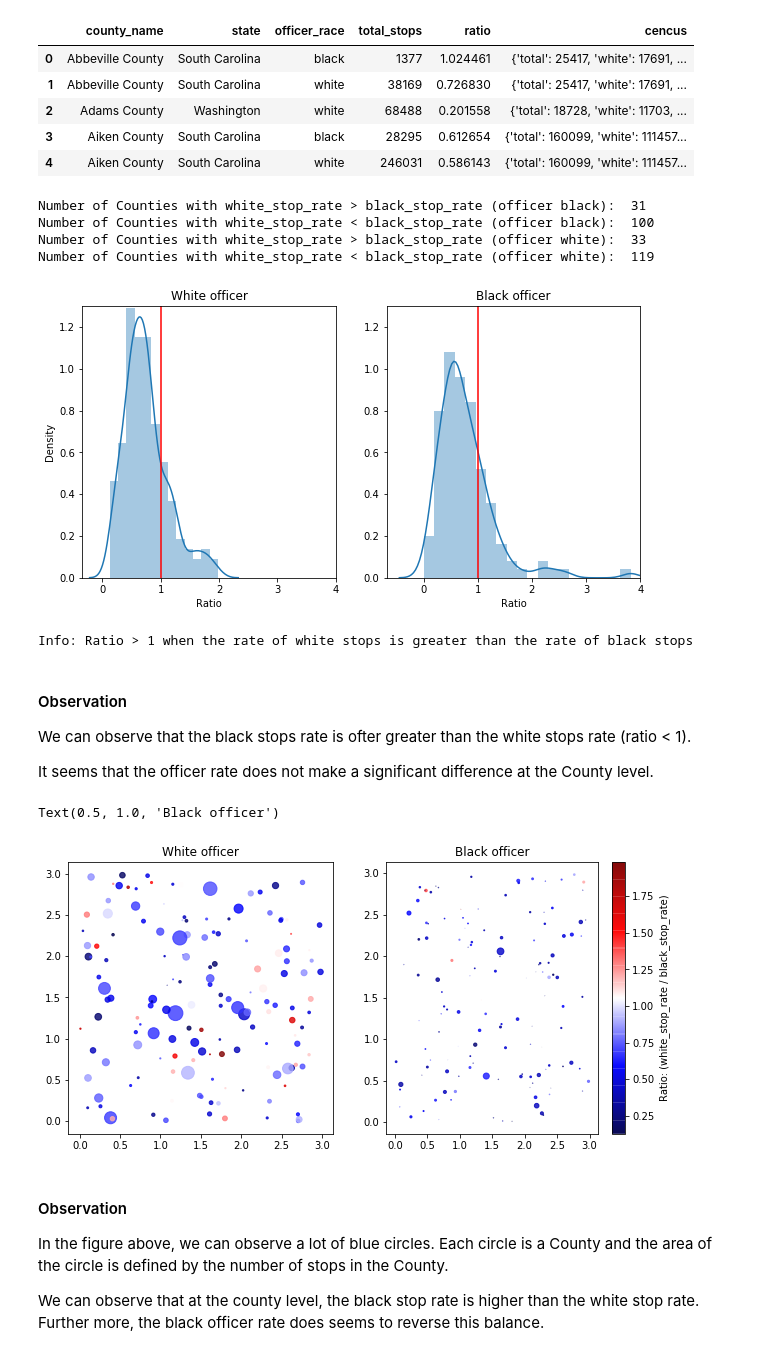
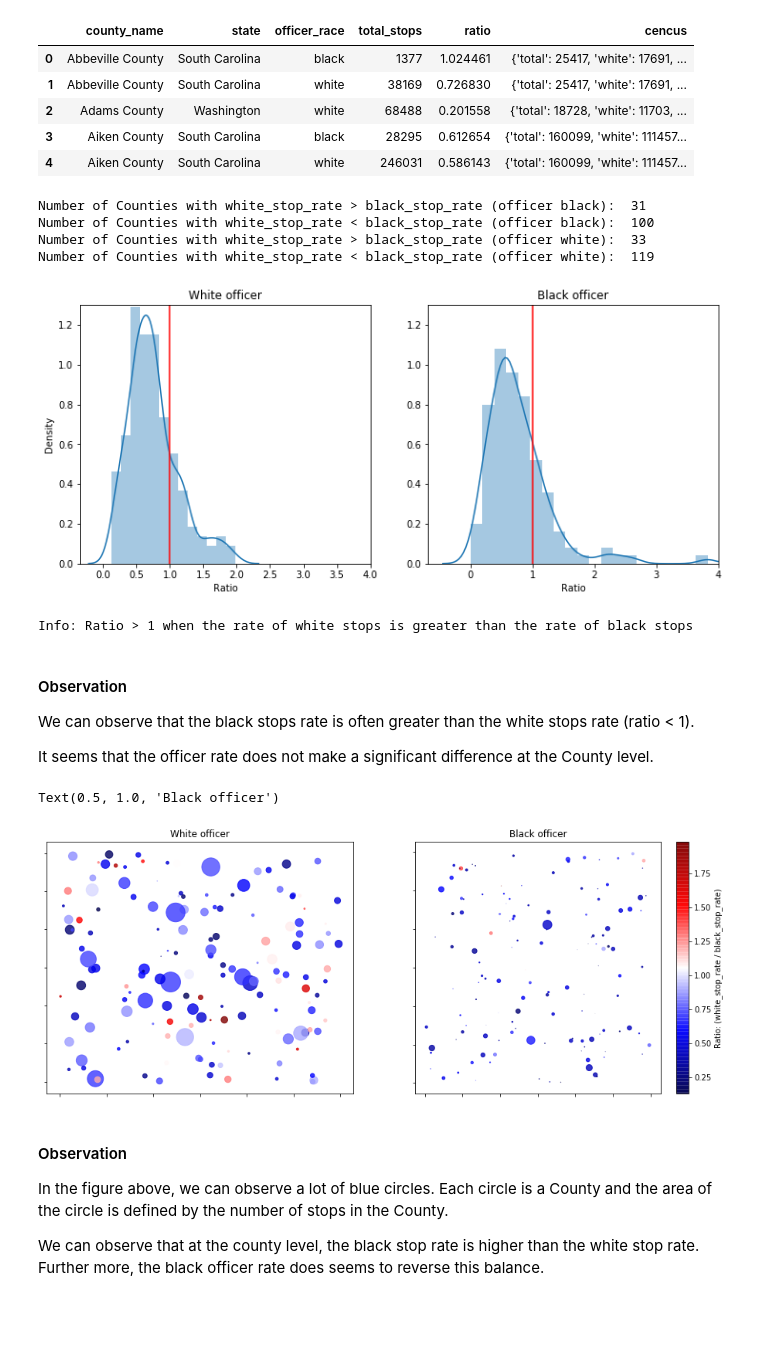
Before and after one commit to epfl-ada/ada-2020-project-milestone-p3-p3_adahn, a Jupyter notebook: Cencus Dataset.ipynb, the cells around one changed output. Cells and saved outputs as stored; diff of their text form; code cells hidden in the pictures; blank space fills up the shorter version.

```diff
--- a/Cencus Dataset.ipynb
+++ b/Cencus Dataset.ipynb
@@ -33,5 +37,5 @@ from scipy import stats
 # %%
-df = pd.read_json("https://api.census.gov/data/2010/dec/sf1?get=P001001,P003002,P003003,P004003,NAME&for=county:*")
+df = pd.read_json("https://api.census.gov/data/2010/dec/sf1?get=P001001,P003002,P003003,NAME&for=county:*")
 
 
 new_header = df.iloc[0] #grab the first row for the header
@@ -39,7 +43,6 @@ df = df[1:] #take the data less the header row
 new_header[0] = 'Total'
 new_header[1] = 'White'
 new_header[2] = 'Black'
-new_header[3] = 'Hispanic or Latino'
 df.columns = new_header #set the header row as the df header
 df.head(10)
 # %% [output]
@@ -85,7 +88,6 @@ def getStatsByCounty(countyName, stateName, df):
     matches['Total'] = pd.to_numeric(matches['Total'])
     matches['White'] = pd.to_numeric(matches['White'])
     matches['Black'] = pd.to_numeric(matches['Black'])
-    matches['Hispanic or Latino'] = pd.to_numeric(matches['Hispanic or Latino'])
 
     if(len(matches) == 0):
         print("[getStatsByCounty] Error: County not found: ", countyName, " ", stateName)
@@ -373,40 +375,40 @@ print("Number of Counties with white_stop_rate < black_stop_rate (officer black)
 
 print("Number of Counties with white_stop_rate > black_stop_rate (officer white): ", len(ratios_white_officer[ratios_white_officer['ratio'] > 1]))
 print("Number of Counties with white_stop_rate < black_stop_rate (officer white): ", len(ratios_white_officer[ratios_white_officer['ratio'] < 1]))
 
-fig, axes = plt.subplots(1, 2, figsize=(10,5))
+fig, axes = plt.subplots(1, 2, figsize=(12,5))
 
 sns.distplot(ratios_white_officer['ratio'].values, ax=axes[0])
 sns.distplot(ratios_black_officer['ratio'].values, ax=axes[1])
 plt.title('Distribution of the ratios')
 axes[0].set_ylim(ymax=1.3)
 axes[0].set_xlim(xmax=4)
 axes[0].set_title('White officer')
 axes[1].set_ylim(ymax=1.3)
 axes[1].set_xlim(xmax=4)
 axes[1].set_title('Black officer')
 
 axes[0].axvline(x=1, color='red')
 axes[1].axvline(x=1, color='red')
 
 axes[0].set_xlabel('Ratio')
 axes[1].set_xlabel('Ratio')
 axes[0].set_ylabel('Density')
 
 plt.show()
 
 print("Info: Ratio > 1 when the rate of white stops is greater than the rate of black stops")
 # %% [output]
 Number of Counties with white_stop_rate > black_stop_rate (officer black):  31
 Number of Counties with white_stop_rate < black_stop_rate (officer black):  100
 Number of Counties with white_stop_rate > black_stop_rate (officer white):  33
 Number of Counties with white_stop_rate < black_stop_rate (officer white):  119
-[figure, old version]
+[figure, new version]
 Info: Ratio > 1 when the rate of white stops is greater than the rate of black stops
 # %% [markdown]
 #### Observation
 
-We can observe that the black stops rate is ofter greater than the white stops rate (ratio < 1).
+We can observe that the black stops rate is often greater than the white stops rate (ratio < 1).
 
 It seems that the officer rate does not make a significant difference at the County level.
 # %%
@@ -422,9 +424,9 @@ def ratioPlot(df, ax):
     colors = np.random.rand(N)
     area = (30 * np.random.rand(N))**2  # 0 to 15 point radii
 
-    return ax.scatter(x, y, alpha = .8, s=df['total_stops'].values/3000, c = df['ratio'].values, cmap = 'seismic')
+    return ax.scatter(x, y, alpha = .8, s=df['total_stops'].values/1000, c = df['ratio'].values, cmap = 'seismic')
 
-fig, axes = plt.subplots(1, 2, figsize=(12,5))
+fig, axes = plt.subplots(1, 2, figsize=(18,6))
 
 im = ratioPlot(ratios[ratios['officer_race'] == 'white'], axes[0])
 
@@ -434,12 +436,15 @@ fig.subplots_adjust(right=0.8)
 cbar = fig.colorbar(im)
 cbar.ax.set_ylabel('Ratio: (white_stop_rate / black_stop_rate)')
 
-
+axes[0].set_yticklabels([])
+axes[0].set_xticklabels([])
+axes[1].set_yticklabels([])
+axes[1].set_xticklabels([])
 axes[0].set_title('White officer')
 axes[1].set_title('Black officer')
 # %% [output]
 Text(0.5, 1.0, 'Black officer')
-[figure, old version]
+[figure, new version]
 # %% [markdown]
 #### Observation
 In the figure above, we can observe a lot of blue circles. Each circle is a County and the area of the circle is defined by the number of stops in the County.
```
Also changed, not shown: parts of 13 cells of this notebook.
